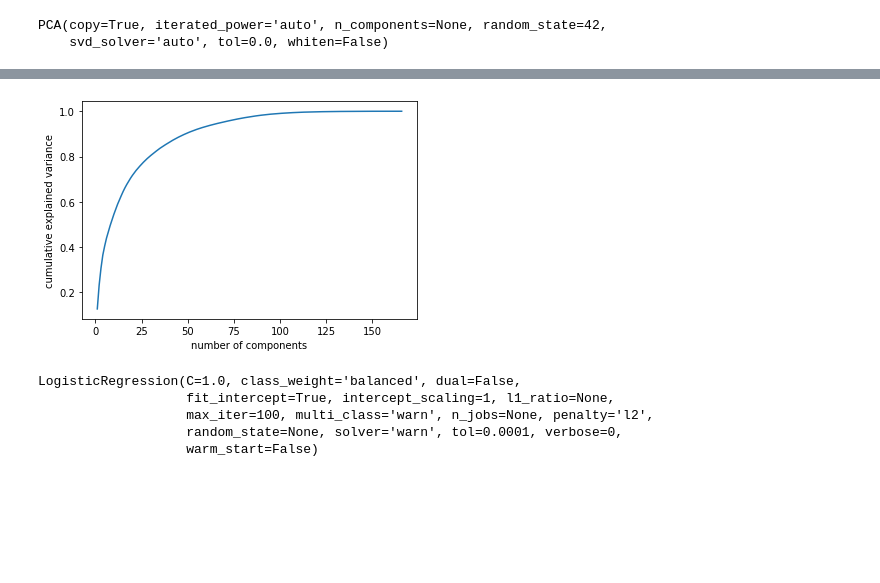
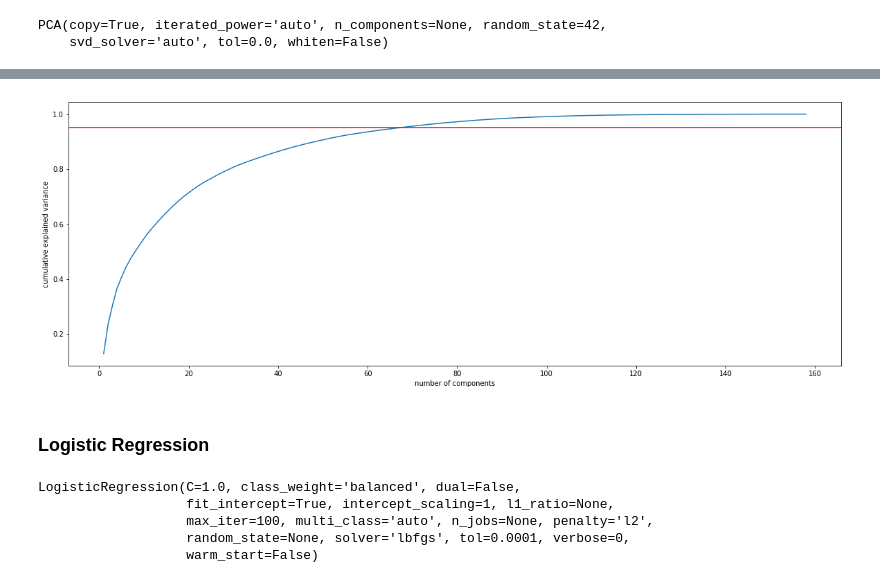
Before and after one commit to shreyaspai08/telecom_churn_case_study, a Jupyter notebook: Telecom_churn_notebook.ipynb, the cells around one changed output, grey strips where cells are left out. Drawn from its saved outputs; the diff is of its cells as text; code cells hidden in the pictures; blank space fills up the shorter version.

```diff
--- a/Telecom_churn_notebook.ipynb
+++ b/Telecom_churn_notebook.ipynb
@@ -750,5 +733,5 @@ pca = PCA( random_state=42)
 # %%
-pca.fit(X_train)
+pca.fit(X_test)
 # %% [output]
 PCA(copy=True, iterated_power='auto', n_components=None, random_state=42,
     svd_solver='auto', tol=0.0, whiten=False)
@@ -773,11 +761,12 @@ evr = pca.explained_variance_ratio_
 # %%
 import numpy as np
-
-var_cumu = np.cumsum(evr)
-plt.plot(range(1,len(evr)+1), var_cumu)
+fig = plt.figure(figsize=[20,7])
+var_cumu = np.cumsum(pca.explained_variance_ratio_)
+plt.plot(range(1,len(var_cumu)+1), var_cumu)
+plt.axhline(y=0.95,color='red')
 plt.xlabel('number of components')
 plt.ylabel('cumulative explained variance')
 plt.show()
 # %% [output]
-[figure, old version]
+[figure, new version]
 # %%
@@ -789 +777,3 @@ X_test_red = pca_75.transform(X_test)
+# %% [markdown]
+### Logistic Regression
 # %%
@@ -793,9 +782,9 @@ logreg = LogisticRegression(class_weight='balanced')
 # %%
-logreg.fit(X_train_red, y_train)
+lr.fit(X_train_red, y_train)
 # %% [output]
 LogisticRegression(C=1.0, class_weight='balanced', dual=False,
                    fit_intercept=True, intercept_scaling=1, l1_ratio=None,
-                   max_iter=100, multi_class='warn', n_jobs=None, penalty='l2',
-                   random_state=None, solver='warn', tol=0.0001, verbose=0,
+                   max_iter=100, multi_class='auto', n_jobs=None, penalty='l2',
+                   random_state=None, solver='lbfgs', tol=0.0001, verbose=0,
                    warm_start=False)
 # %%
```
Also changed, not shown: parts of 163 cells of this notebook.
